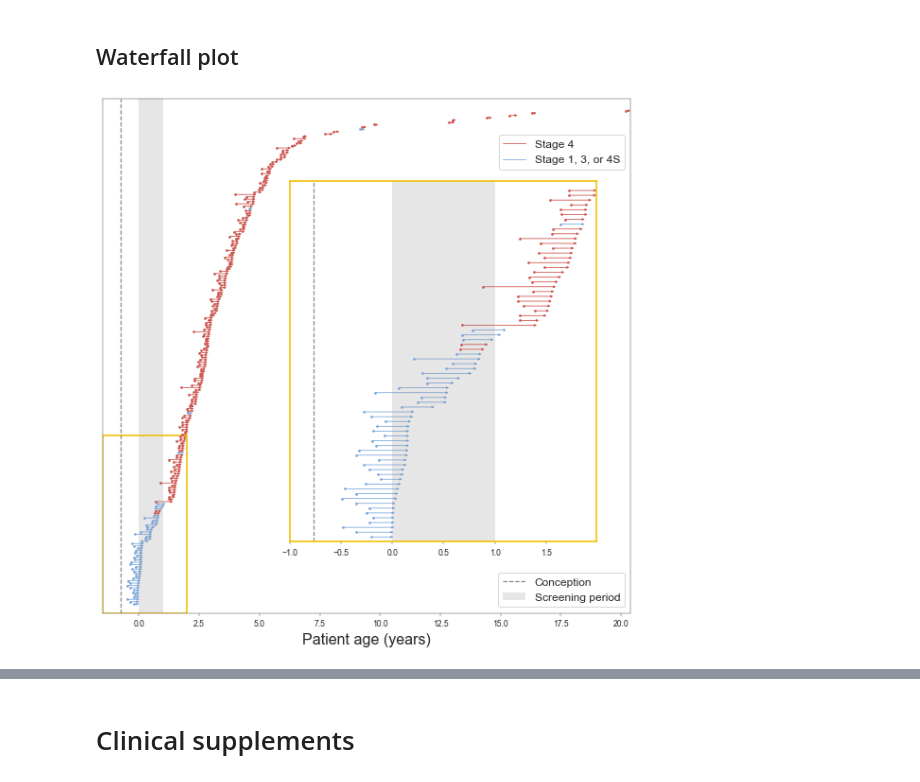
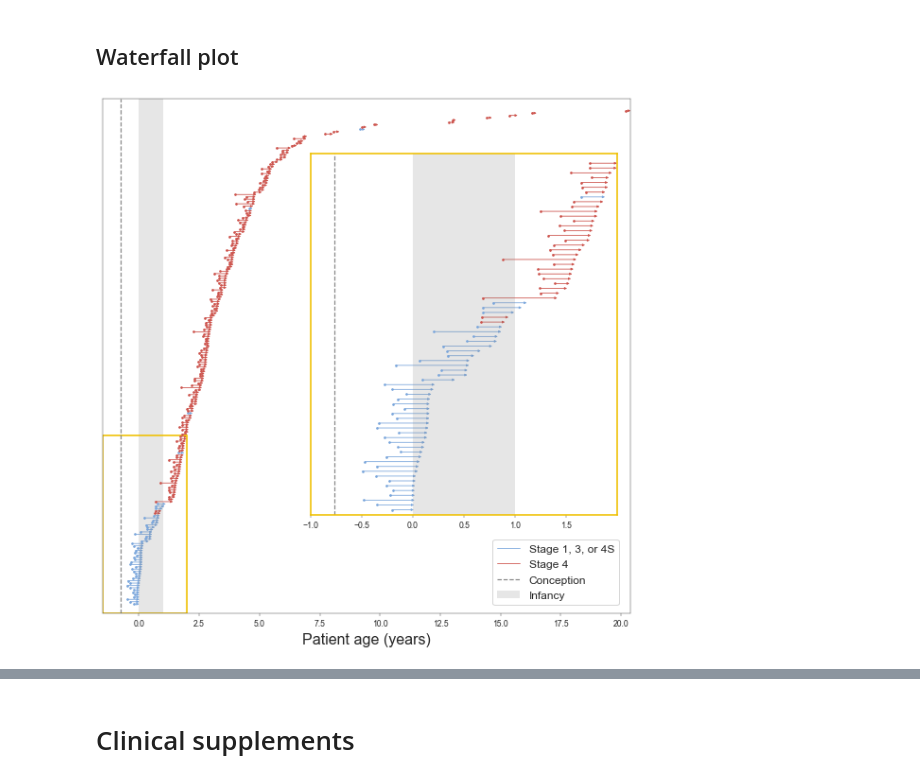
Before and after one commit to danmonyak/EpiClockNBL, a Jupyter notebook: Analysis/Analysis.ipynb, the cells around one changed output, grey strips where cells are left out. Cells and saved outputs as stored; diff of their text form; code cells hidden in the pictures.

```diff
--- a/Analysis/Analysis.ipynb
+++ b/Analysis/Analysis.ipynb
@@ -251,0 +276,3 @@ fig.savefig(os.path.join(figure_outdir, 'mitotic_age_distribution.pdf'), format=
+# %%
+sample_list_inverse = dict(map(lambda x:x[::-1], list(sample_list.items())))
+clinical['TARGET']['TumLabeled'] = clinical['TARGET']['sampleID'].map(sample_list_inverse).fillna('Others')
@@ -467,14 +553,14 @@ def swimmersPlot(fig, ax, tumors_chosen, legend=True, xlabel=True, xlim_left=-1.
 
     if legend:
         # Main legend
-        patches = [Line2D([0], [0], color=color_dict[group], linewidth=2*sf, label=group)
+        patches_main = [Line2D([0], [0], color=color_dict[group], linewidth=2*sf, label=group)
                    for group in color_dict.keys()]
-        plots_x, plots_y = ax.get_position().get_points()[1]
-        fig.legend(handles=patches,
-                   loc='upper right',
-                   bbox_to_anchor=(plots_x, plots_y * 0.95),
-                   fontsize= 1.2 * pc_consts['labelfontsize'] * sf
-                  )
+        # plots_x, plots_y = ax.get_position().get_points()[1]
+        # fig.legend(handles=patches,
+        #            loc='upper right',
+        #            bbox_to_anchor=(plots_x, plots_y * 0.95),
+        #            fontsize= 1.2 * pc_consts['labelfontsize'] * sf
+        #           )
 
         # Line/shading legend
         patches = [
@@ -483,11 +569,16 @@ def swimmersPlot(fig, ax, tumors_chosen, legend=True, xlabel=True, xlim_left=-1.
                    linestyle='--', linewidth=3*sf,
                    label='Conception'),
             mpatches.Patch(color=pc_consts['palette_jco'][2], alpha=0.2, lw=0,
-                           label='Screening period')
-        ]
-        fig.legend(handles=patches,
+                           # label='Screening period'
+                           label='Infancy'
+                          )
+        ][::-1]
+        patches.extend(patches_main)
+
+        fig.legend(handles=patches[::-1],
                    loc='upper right',
-                   bbox_to_anchor=(plots_x, plots_y * 0.22),
+                   # bbox_to_anchor=(plots_x, plots_y * 0.22),
+                   bbox_to_anchor=(plots_x * 0.99, plots_y * 0.275),
                    fontsize= 1.2 * pc_consts['labelfontsize'] * sf
                   )
 
@@ -511,30 +602,33 @@ def swimmersPlot(fig, ax, tumors_chosen, legend=True, xlabel=True, xlim_left=-1.
 # %%
 all_patients = clinical['TARGET'].index[clinical['TARGET']['in_analysis_dataset']]
 
 fig, ax = plt.subplots(figsize=np.array((25, 25)) * sf)
 xlim_left = -1.5
 y_extra = 4
 swimmersPlot(fig, ax, all_patients, xlim_left=xlim_left, y_extra=y_extra)
 
 # figsize_young = np.array([
 #     25 * (clinical['TARGET'].loc[patients_younger_2_5_years, 'Age'].max() - (-1.5)) / (clinical['TARGET'].loc[all_patients, 'Age'].max() - (-1.5)),
 #     25 * (patients_younger_2_5_years.shape[0] - (-4)) / (all_patients.shape[0] - (-4))
 # ])
 
 # Overlay blown-up plot
 years_thresh = 2.0
-ax2 = fig.add_axes([0.4, 0.23, 0.45, 0.53])
+# ax2 = fig.add_axes([0.4, 0.23, 0.45, 0.53])
+ax2 = fig.add_axes([0.43, 0.27, 0.45, 0.53])
 patients_younger_2_years = clinical['TARGET'].index[clinical['TARGET']['in_analysis_dataset'] & (clinical['TARGET']['Age'] <= years_thresh)]
 swimmersPlot(fig, ax2, patients_younger_2_years, legend=False, xlabel=False, xlim_left=-1, y_extra=1)
 for spine in ax2.spines.values():
     spine.set_edgecolor(pc_consts['palette_jco'][1])
     spine.set_linewidth(4 * sf)
 
 ax.add_patch(
     mpatches.Rectangle((years_thresh, -y_extra), width=-years_thresh + xlim_left, height=y_extra + patients_younger_2_years.shape[0] - 0.5,
                          linewidth=4 * sf, edgecolor=pc_consts['palette_jco'][1], facecolor='none')
 )
 
-fig.savefig(os.path.join(figure_outdir, 'swimmer_plot.pdf'), format='pdf', pad_inches=0.1)
+# Save figure
+file_format = 'svg'
+fig.savefig(os.path.join(figure_outdir, f'swimmer_plot.{file_format}'), format=file_format, pad_inches=0.1)
 # %% [output]
-[figure, old version]
+[figure, new version]
```
Also changed, not shown: parts of 31 cells of this notebook.
